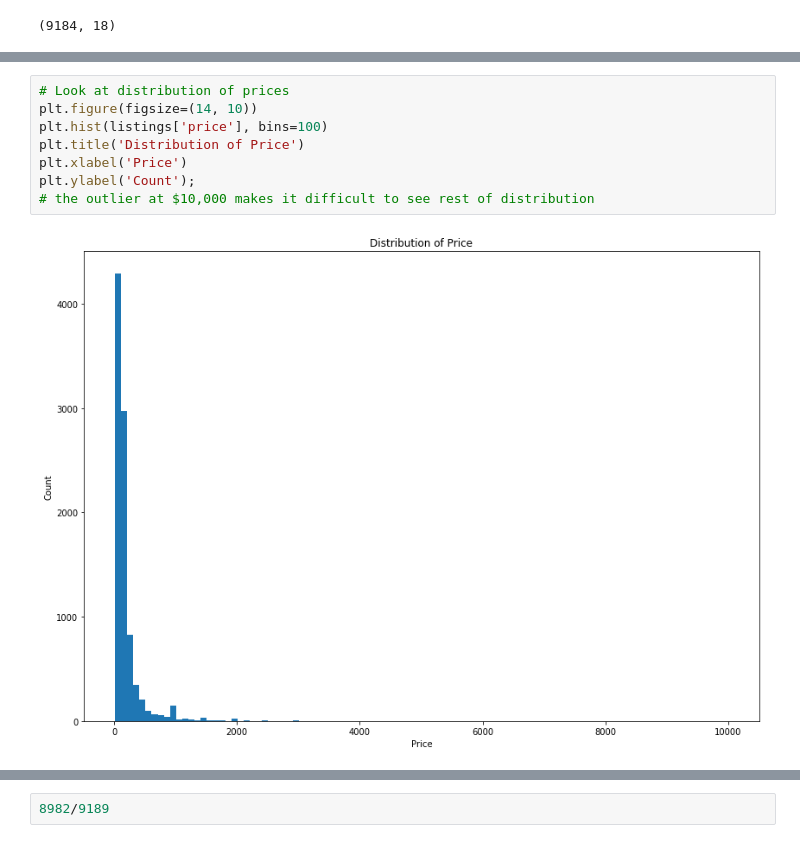
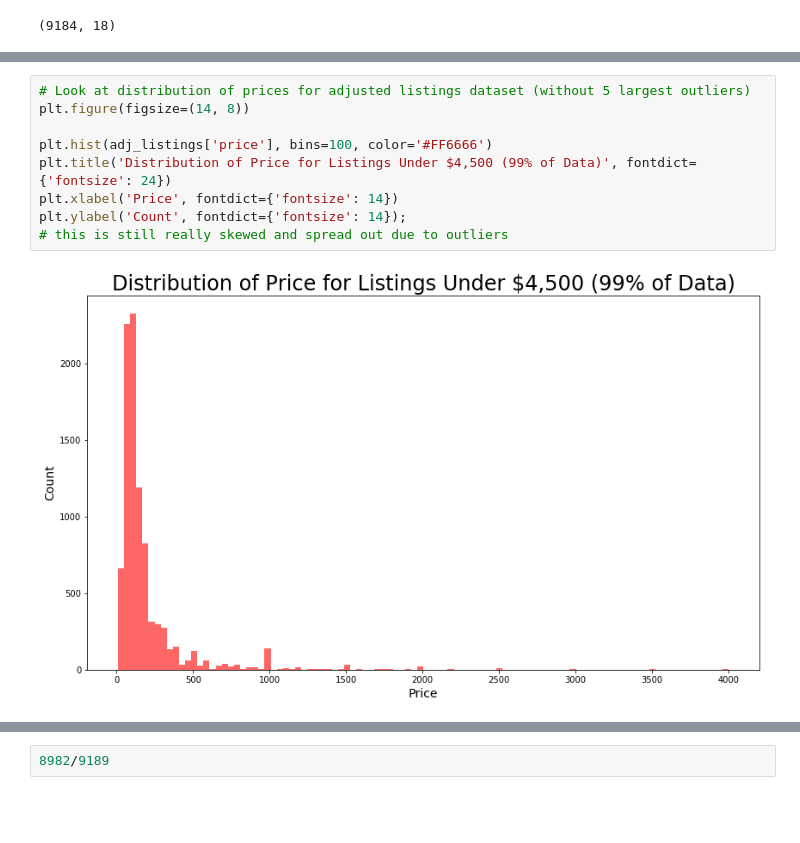
Before and after one commit to k10jo01/airbnb, a Jupyter notebook: code/02.3-eda-listings.ipynb, the cells around one changed output, grey strips where cells are left out. Saved outputs shown, nothing was run; the diff lists cells and outputs as text; blank space fills up the shorter version.

```diff
--- a/code/02.3-eda-listings.ipynb
+++ b/code/02.3-eda-listings.ipynb
@@ -236,10 +254,11 @@ listings[listings['price'] > 4500]
 # %%
-# Look at distribution of prices
-plt.figure(figsize=(14, 10))
-plt.hist(listings['price'], bins=100)
-plt.title('Distribution of Price')
-plt.xlabel('Price')
-plt.ylabel('Count');
-# the outlier at $10,000 makes it difficult to see rest of distribution
+# Look at distribution of prices for adjusted listings dataset (without 5 largest outliers)
+plt.figure(figsize=(14, 8))
+
+plt.hist(adj_listings['price'], bins=100, color='#FF6666')
+plt.title('Distribution of Price for Listings Under $4,500 (99% of Data)', fontdict={'fontsize': 24})
+plt.xlabel('Price', fontdict={'fontsize': 14})
+plt.ylabel('Count', fontdict={'fontsize': 14});
+# this is still really skewed and spread out due to outliers
 # %% [output]
-[figure, old version]
+[figure, new version]
```
Also changed, not shown: parts of 79 cells of this notebook, 27 other files.
